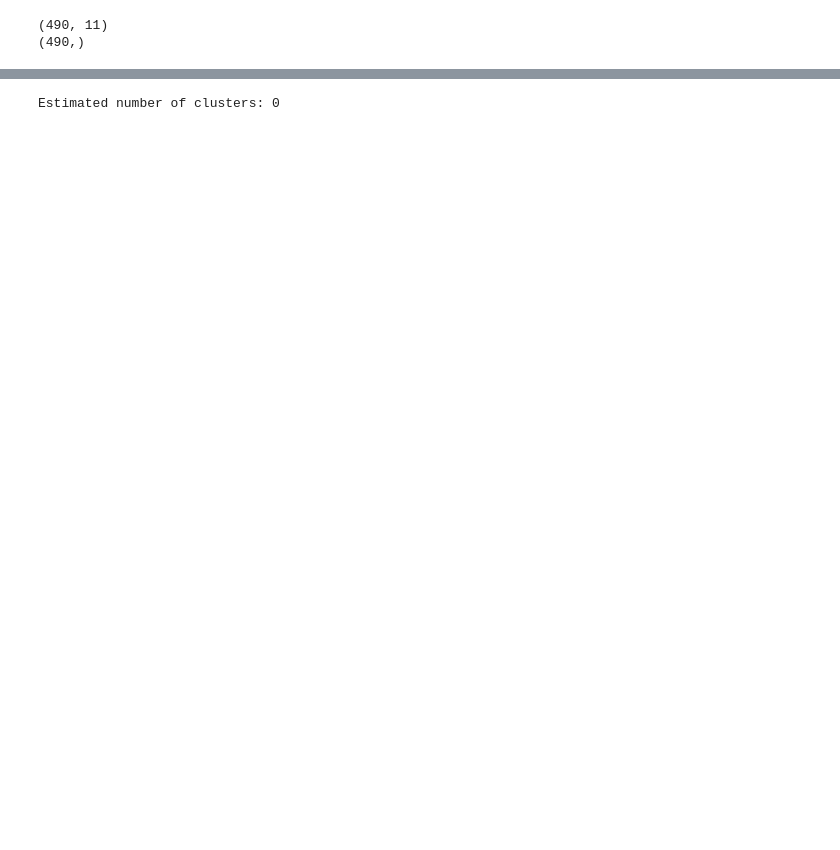
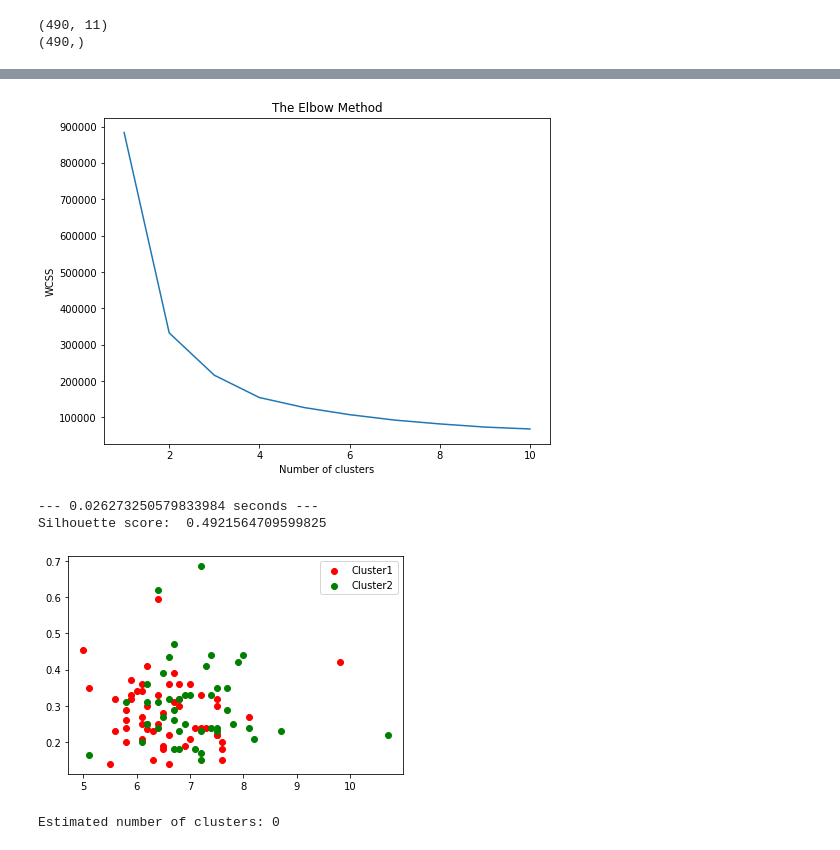
Before and after one commit to joaops95/MLFinalProject, a Jupyter notebook: main.ipynb, the cells around one changed output, grey strips where cells are left out. Cells and saved outputs as stored; diff of their text form; code cells hidden in the pictures; blank space fills up the shorter version.

```diff
--- a/main.ipynb
+++ b/main.ipynb
@@ -410,3 +205,70 @@ Name: cluster, dtype: int64
+# %%
+# Unsupervised learning algorithms
+# Experiment with the following unsupervised learning algorithms and comment the results,
+# based on your knowledge of how they work.
+# 1. k-Means;
+# 2. DBScan;
+# 3. Agglomerative hierarchical clustering.
+
+# 1. k-Means
+
+
+
+#import libraries
+from sklearn.metrics import f1_score
+from sklearn.cluster import KMeans
+    #evaluate model
+from sklearn import metrics
+from sklearn.metrics import pairwise_distances
+
+def findBestK(x_train, x_test):
+    wcss = []
+    for i in range(1,11):
+        kmeans = KMeans(n_clusters=i,init='k-means++',max_iter=300, n_init=12, random_state=0)
+        kmeans.fit(x_train)
+        wcss.append(kmeans.inertia_)
+    f3, ax = plt.subplots(figsize=(8, 6))
+    plt.plot(range(1,11),wcss)
+    plt.title('The Elbow Method')
+    plt.xlabel('Number of clusters')
+    plt.ylabel('WCSS')
+    plt.show()
+    # To determine the optimal number of clusters,
+    # we have to select the value of k at the “elbow” ie the point after which the distortion/inertia start decreasing in a linear fashion.
+    # Thus for the given data, we conclude that the optimal number of clusters for the data is 2.
+
+    #Applying kmeans to the dataset, set k=2
+    kmeans = KMeans(n_clusters = 2)
+    start_time = time.time()
+    clusters = kmeans.fit_predict(x_test)
+    print("--- %s seconds ---" % (time.time() - start_time))
+    labels = kmeans.labels_
+    # print(labels)
+    #2D plot
+    x_test = x_test.values
+    colors = 'rgbkcmy'
+    for i in np.unique(clusters):
+        plt.scatter(x_test[clusters==i, 0],
+                x_test[clusters==i, 1],
+                color=colors[i], label='Cluster' + str(i+1))
+    plt.legend()
+
+
+
+    silhouette_score = metrics.silhouette_score(x_test, labels, metric='euclidean')
+    print("Silhouette score: ", silhouette_score)
+    # TODO  PCA (principle component analysis).
+from sklearn.model_selection import train_test_split
+
+x_train_white_10, x_test_white_10, y_train_white_10, y_test_white_10 = train_test_split(x_white_wine_10, y_white_wine_10, test_size=0.2, random_state=0)
+
+# print(white_wine_10.columns.values, 0.2)
+findBestK(x_train_white_10, x_test_white_10)
+# %% [output]
+[figure, added]
+--- 0.026273250579833984 seconds ---
+Silhouette score:  0.4921564709599825
+[figure, added]
 # %%
 # 2. DBScan
 
```
Also changed, not shown: parts of 3 cells of this notebook.
